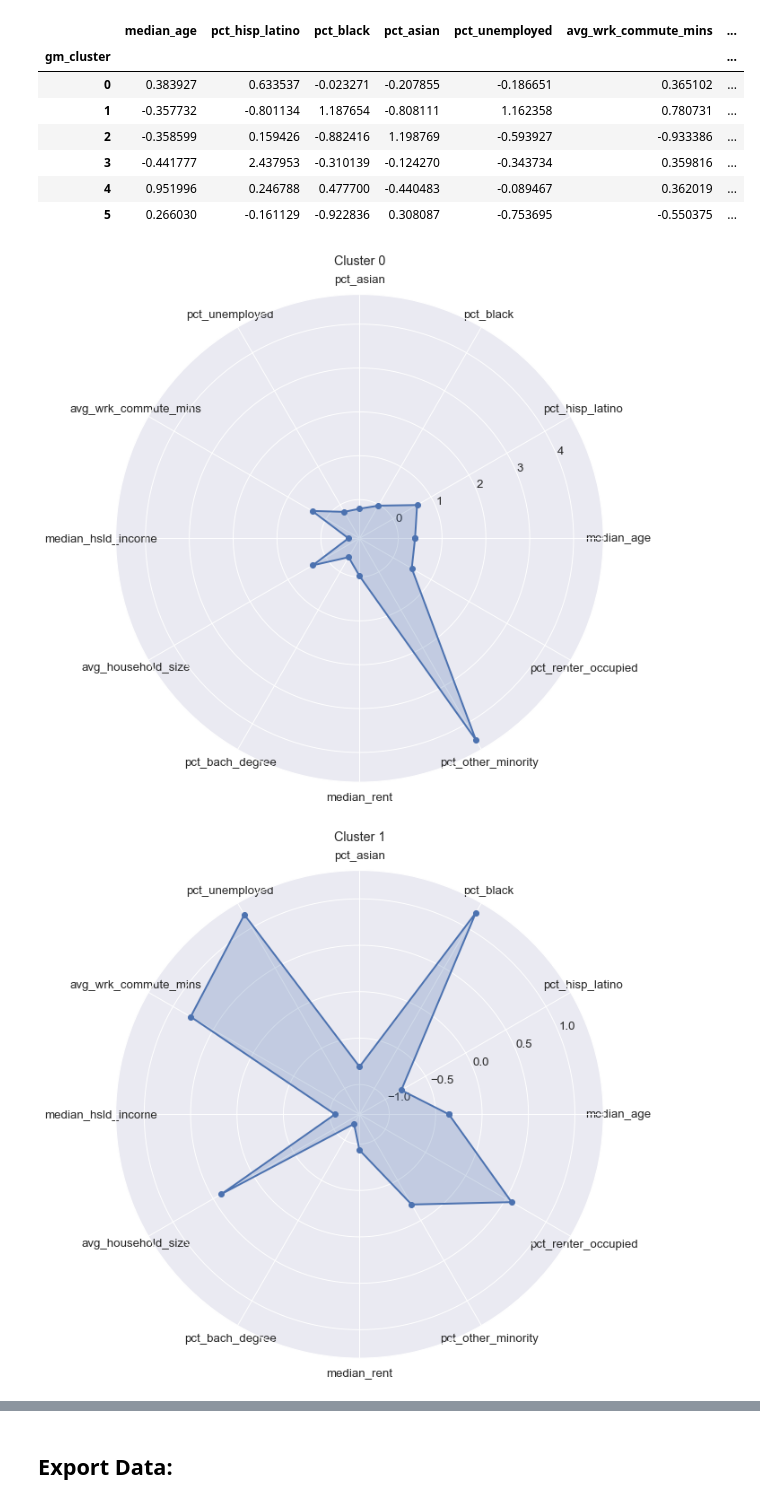
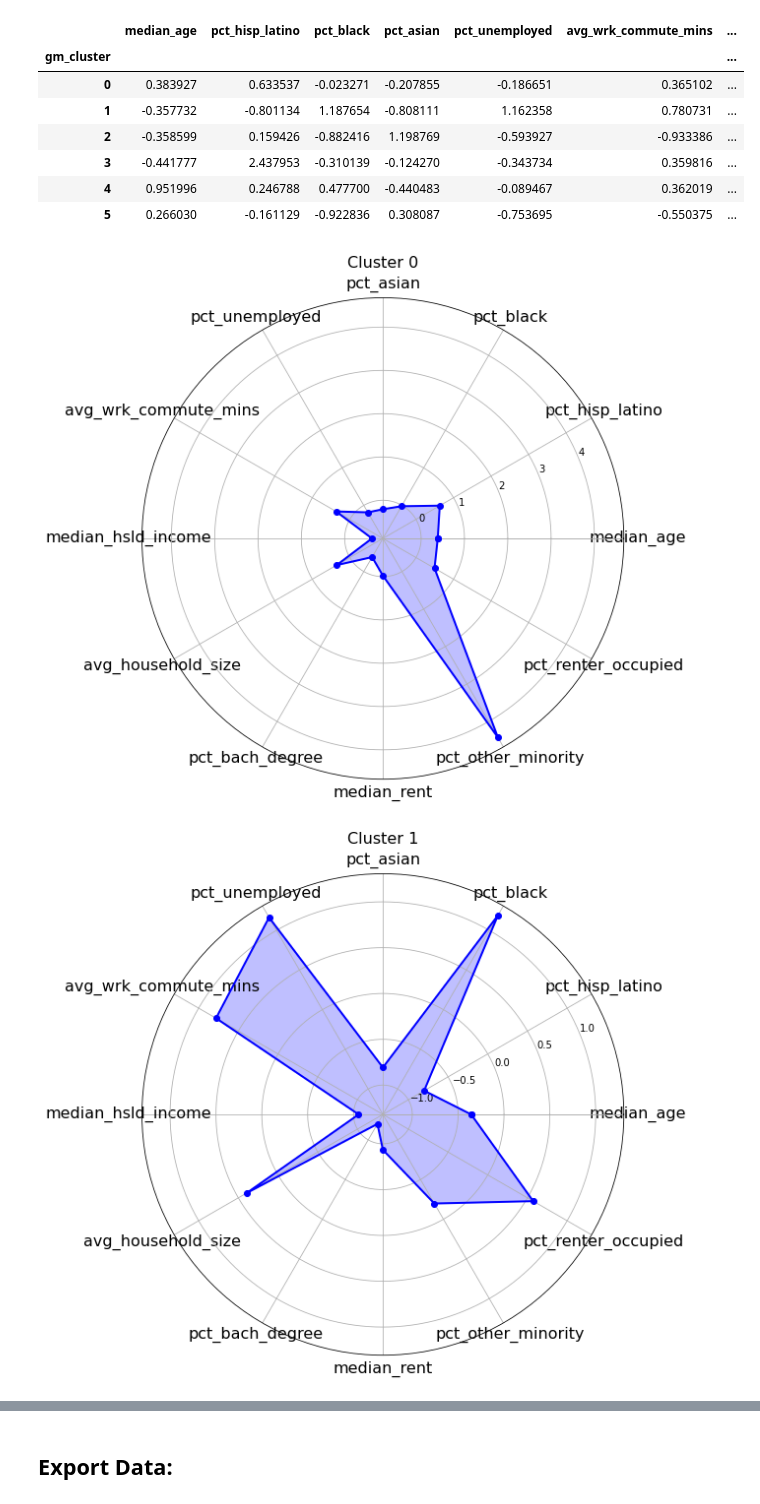
Before and after one commit to ersingt/GA, a Jupyter notebook: projects/project_capstone-master/notebooks/05_model.ipynb, the cells around one changed output, grey strips where cells are left out. Drawn from its saved outputs; the diff is of its cells as text; code cells hidden in the pictures.

```diff
--- a/projects/project_capstone-master/notebooks/05_model.ipynb
+++ b/projects/project_capstone-master/notebooks/05_model.ipynb
@@ -337,33 +337,34 @@ X_scaled_radar
 # %%
 # Radar/Spider Plot of Clusters:
 
 for i in range (6):
+
     labels=np.array(['median_age',
                      'pct_hisp_latino',
                      'pct_black',
                      'pct_asian',
                      'pct_unemployed',
                      'avg_wrk_commute_mins',
                      'median_hsld_income',
                      'avg_household_size',
                      'pct_bach_degree',
                      'median_rent',
                      'pct_other_minority',
                      'pct_renter_occupied'])
     zscores=np.array(X_scaled_radar.loc[i,labels].values)
     angles=np.linspace(0, 2*np.pi, len(labels), endpoint=False)
 
     # close the plot
     zscores=np.concatenate((zscores,[zscores[0]]))
     angles=np.concatenate((angles,[angles[0]]))
 
-    fig=plt.figure(figsize=(10, 10))
+    fig=plt.figure(figsize=(9, 9))
     ax = fig.add_subplot(111, polar=True)
-    ax.plot(angles, zscores, 'o-', linewidth=2)
-    ax.fill(angles, zscores, alpha=0.25)
-    ax.set_thetagrids(angles * 180/np.pi, labels)
-    ax.set_title(f'Cluster {i}')
+    ax.plot(angles, zscores, 'o-', linewidth=2, color = 'blue')
+    ax.fill(angles, zscores, alpha=0.25, color = 'blue')
+    ax.set_thetagrids(angles * 180/np.pi, labels, fontsize=16)
+    ax.set_title(f'Cluster {i}', fontsize =16)
     ax.grid(True)
 # %% [output]
-[figure, old version]
+[figure, new version]
-[figure, old version]
+[figure, new version]
```
Also changed, not shown: parts of 6 cells of this notebook.
